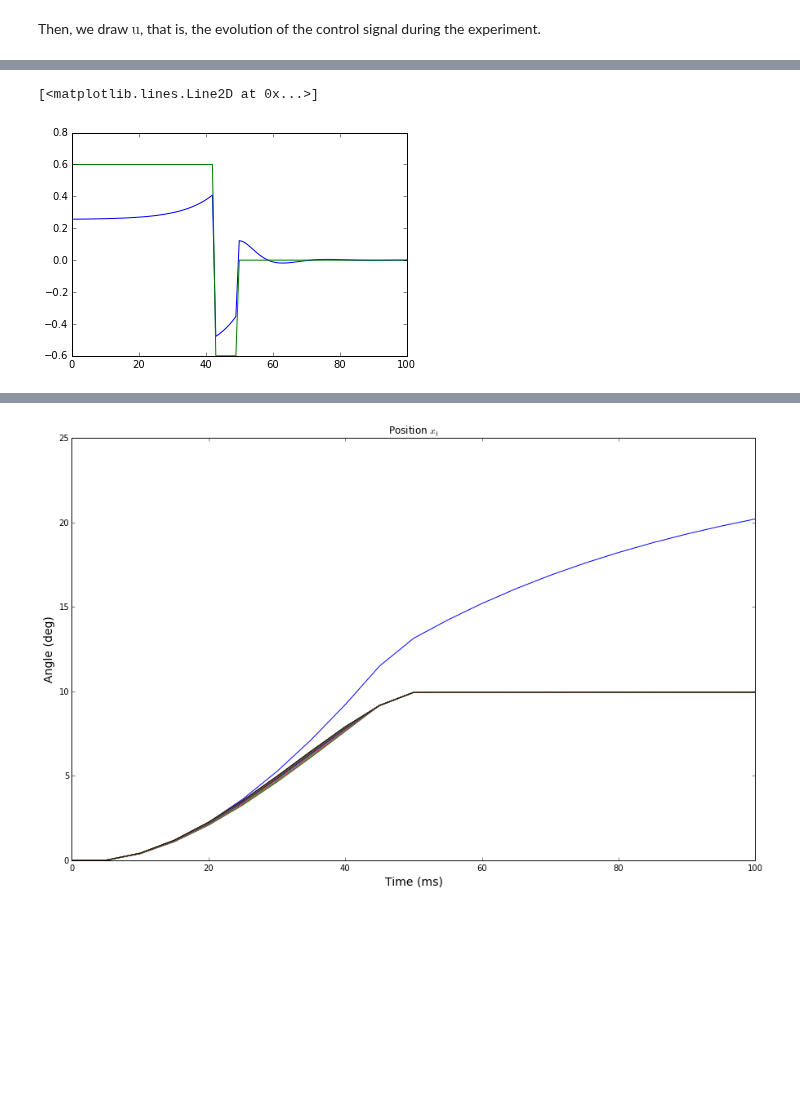
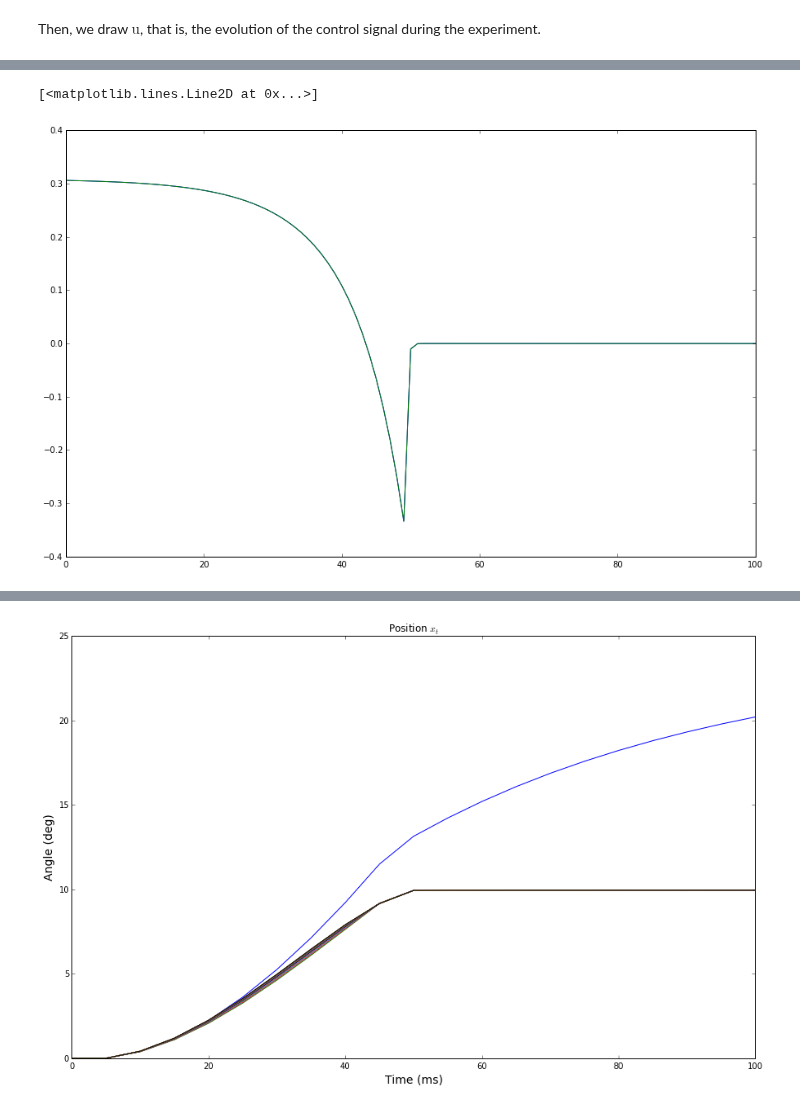
Before and after one commit to AnaideT/OptimalPrecision, a Jupyter notebook: 2017-06-01 Optimal trajectories by the minimum-variance theory.ipynb, the cells around one changed output, grey strips where cells are left out. Cells and saved outputs as stored; diff of their text form; code cells hidden in the pictures; blank space fills up the shorter version.

```diff
--- a/2017-06-01 Optimal trajectories by the minimum-variance theory.ipynb
+++ b/2017-06-01 Optimal trajectories by the minimum-variance theory.ipynb
@@ -394,7 +396,9 @@ plt.plot(u)
-# %%
-plt.plot(u)
-plt.plot(a[0,:])
-# %% [output]
-[<matplotlib.lines.Line2D at 0x...>]
-[figure, removed]
+# %%
+fig_width = 15
+fig, ax = plt.subplots(1, 1, figsize=(fig_width, fig_width/1.618))
+plt.plot(u)
+plt.plot(a[30000,:])
+# %% [output]
+[<matplotlib.lines.Line2D at 0x...>]
+[figure, added]
 # %%
```
Also changed, not shown: parts of 26 cells of this notebook, 6 other files.
